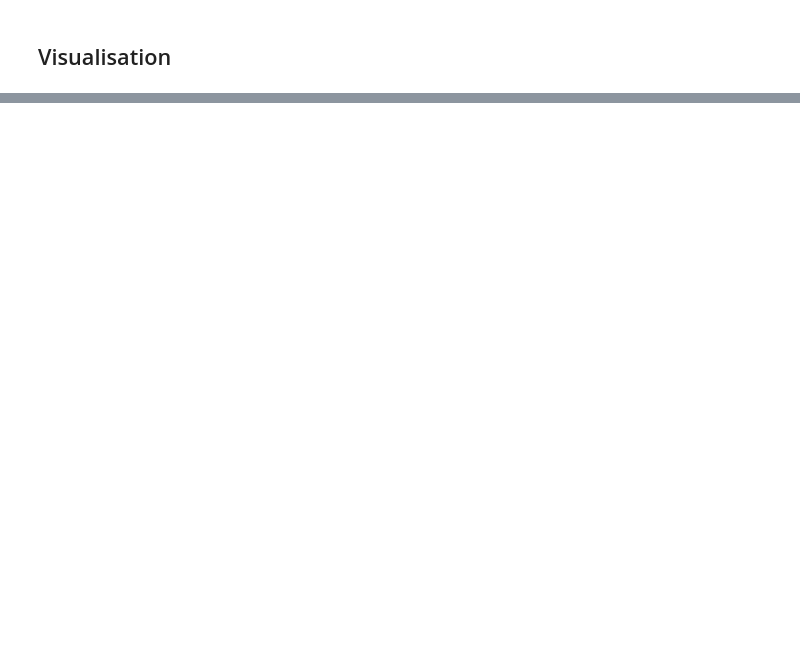
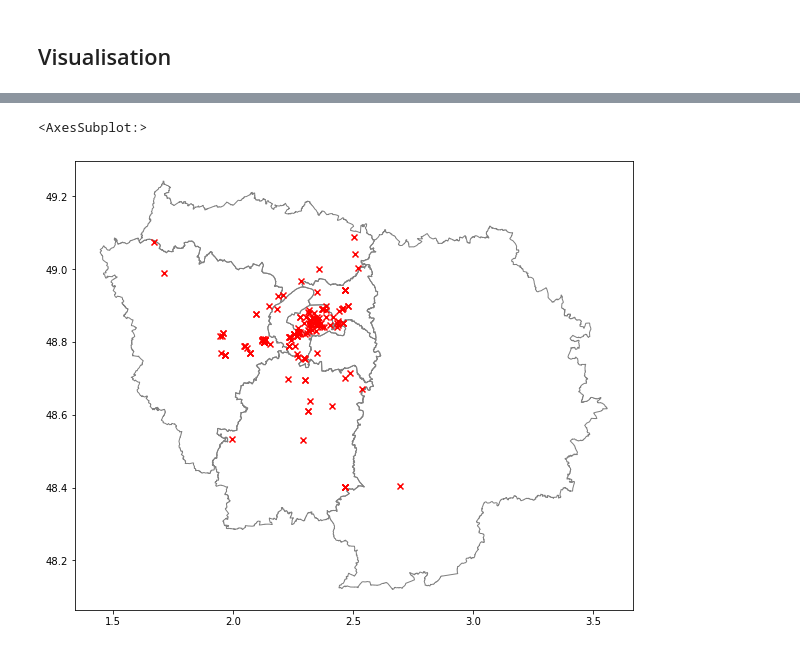
Before and after one commit to GerardTho/CulturalEvents_MapAvailibility, a Jupyter notebook: Project.ipynb, the cells around one changed output, grey strips where cells are left out. Drawn from its saved outputs; the diff is of its cells as text; code cells hidden in the pictures; blank space fills up the shorter version.

```diff
--- a/Project.ipynb
+++ b/Project.ipynb
@@ -253,6 +245,6 @@ Name: opening_hours, Length: 162, dtype: object
 # %%
 def duration(t):
-    ''' '''
+    ''' Compute the duration given the beginning and the end of the time '''
     try:
         end = dt.datetime.combine(dt.date.fromisoformat(str(t['date_end'])), dt.time.fromisoformat(str(t['opening_hours'][1])))
         start = dt.datetime.combine(dt.date.fromisoformat(str(t['date_start'])), dt.time.fromisoformat(str(t['opening_hours'][0])))
@@ -447,0 +347,9 @@ df_to_treat['pricing_info'].hist()
+# %%
+df_to_treat['longitude'] = df_to_treat['geometry.coordinates'].apply(lambda s:s[0])
+df_to_treat['latitude'] = df_to_treat['geometry.coordinates'].apply(lambda s:s[1])
+
+geometry = [Point(xy) for xy in zip(df_to_treat['longitude'], df_to_treat['latitude'])]
+gdf = gdp.GeoDataFrame(df_to_treat, crs="EPSG:4326", geometry=geometry)
+# %%
+départements = gdp.read_file("http://osm13.openstreetmap.fr/~cquest/openfla/export/departements-20180101-shp.zip", compression="zip")
+départements
@@ -447,0 +370,3 @@ df_to_treat['pricing_info'].hist()
+# %%
+idf = départements[départements["code_insee"].apply(lambda s: s.startswith('75') or s.startswith('91') or s.startswith('92') or s.startswith('93') or s.startswith('94') or s.startswith('95') or s.startswith('77') or s.startswith('78'))]
+idf
@@ -447,0 +383,7 @@ df_to_treat['pricing_info'].hist()
+# %%
+fig,ax = plt.subplots(figsize=(10, 10))
+idf.plot(ax=ax, color='None', edgecolor='gray')
+gdf.plot(ax=ax, marker='x', color='red', alpha = 1)
+# %% [output]
+<AxesSubplot:>
+[figure, added]
```
Also changed, not shown: parts of 22 cells of this notebook.
